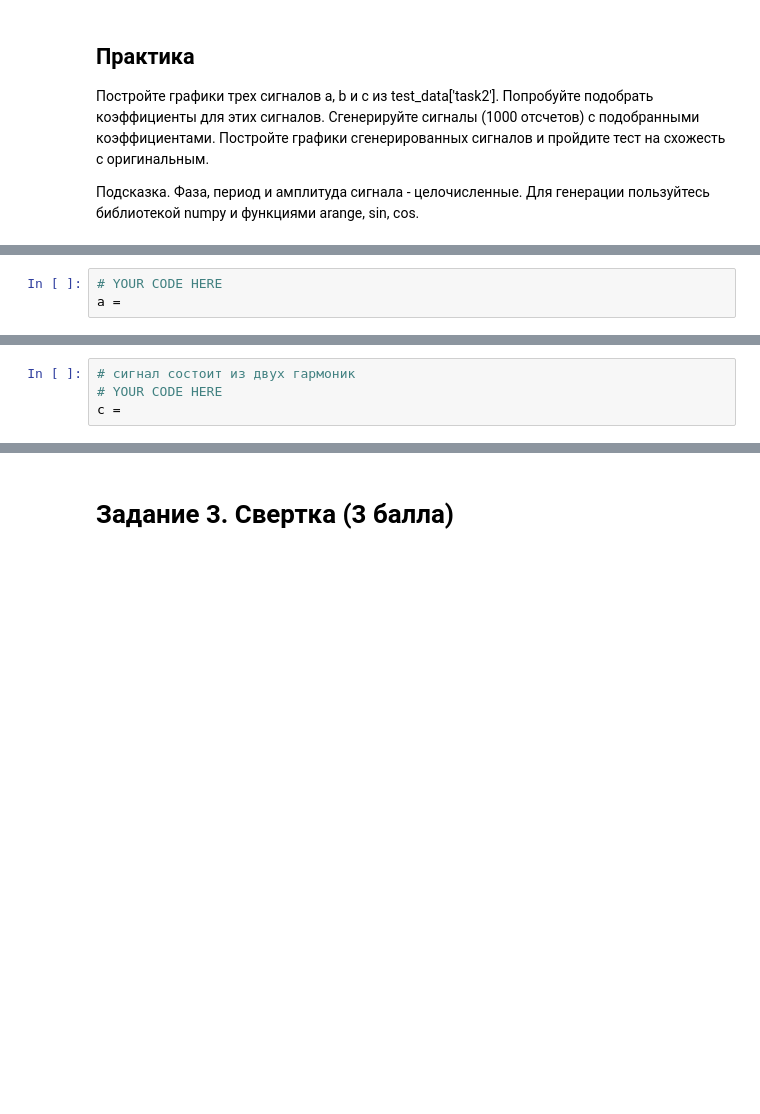
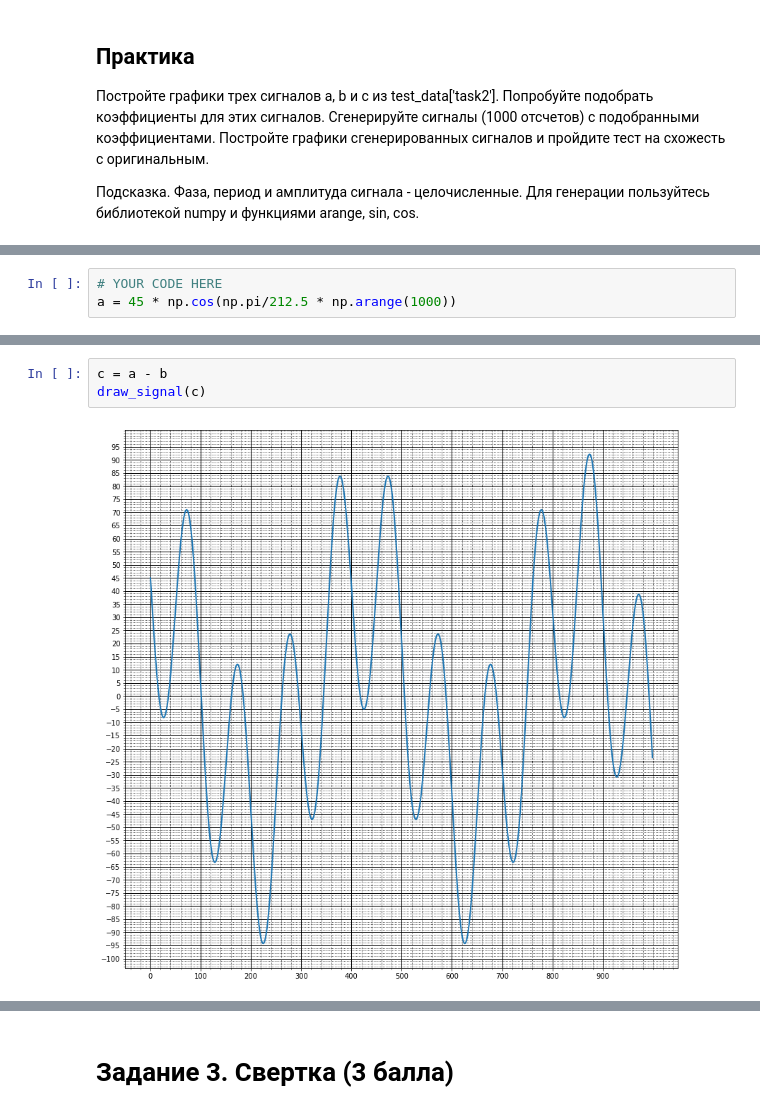
Before and after one commit to PhilippShemetov/DSP, a Jupyter notebook: lab1.ipynb, the cells around one changed output, grey strips where cells are left out. Cells and saved outputs as stored; diff of their text form; blank space fills up the shorter version.

```diff
--- a/lab1.ipynb
+++ b/lab1.ipynb
@@ -121,5 +118,5 @@ draw_signal(test_data['task2']['c'])
 # %%
 # YOUR CODE HERE
-a =
+a = 45 * np.cos(np.pi/212.5 * np.arange(1000))
 # %%
 draw_signal(a)
@@ -141,7 +151,8 @@ draw_signal(test_data['task2']['c'])
-# %%
-# сигнал состоит из двух гармоник
-# YOUR CODE HERE
-c =
+# %%
+c = a - b
+draw_signal(c)
+# %% [output]
+[figure, added]
 # %%
 assert len(c)== 1000
 assert np.allclose(c, test_data["task2"]["c"], atol=1)
```
Also changed, not shown: parts of 22 cells of this notebook.
